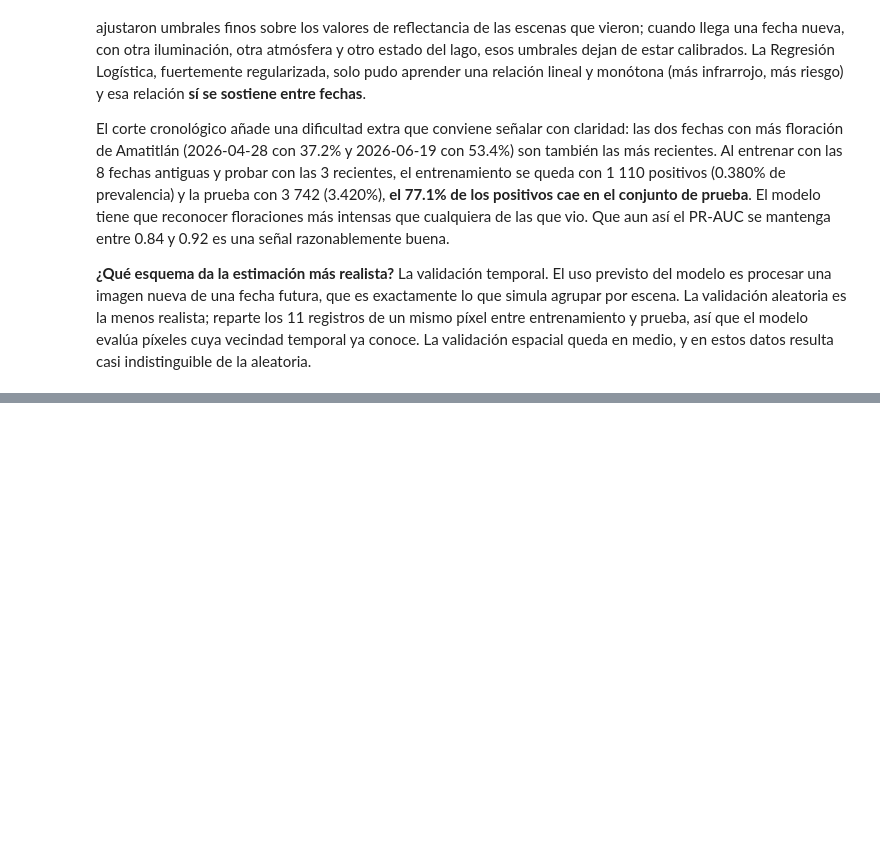
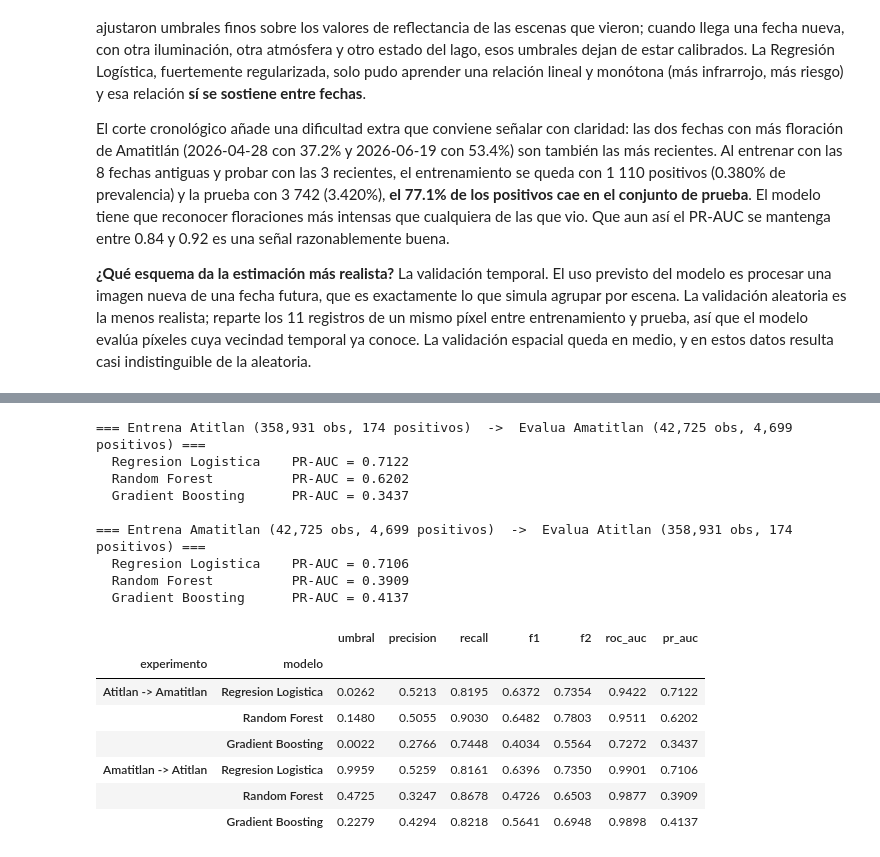
Before and after one commit to Tunchxz/CC3084-Laboratorio-4, a Jupyter notebook: notebooks/04_modelos_cianobacteria.ipynb, the cells around one changed output, grey strips where cells are left out. Drawn from its saved outputs; the diff is of its cells as text; code cells hidden in the pictures; blank space fills up the shorter version.

```diff
--- a/notebooks/04_modelos_cianobacteria.ipynb
+++ b/notebooks/04_modelos_cianobacteria.ipynb
@@ -719,0 +726,43 @@ El corte cronológico añade una dificultad extra que conviene señalar con clar
+# %%
+experimentos = [("Atitlan", "Amatitlan"), ("Amatitlan", "Atitlan")]
+resultados_cruzados = []
+
+for lago_entrena, lago_evalua in experimentos:
+    ent = datos[datos["lago"] == lago_entrena]
+    eva = datos[datos["lago"] == lago_evalua]
+    print(f"\n=== Entrena {lago_entrena} ({len(ent):,} obs, {int(ent['y_alta'].sum()):,} positivos)"
+          f"  ->  Evalua {lago_evalua} ({len(eva):,} obs, {int(eva['y_alta'].sum()):,} positivos) ===")
+
+    for nombre_modelo, (estimador, rejilla) in configuraciones.items():
+        modelo_cruzado = GridSearchCV(
+            estimador, rejilla, scoring="average_precision", cv=cv_interna, n_jobs=1
+        ).fit(ent[dml.PREDICTORES], ent["y_alta"]).best_estimator_
+        proba = modelo_cruzado.predict_proba(eva[dml.PREDICTORES])[:, 1]
+        umbral, _ = umbral_optimo(eva["y_alta"], proba)
+        resultados_cruzados.append(
+            metricas(nombre_modelo, eva["y_alta"], proba, umbral=umbral,
+                     extra={"experimento": f"{lago_entrena} -> {lago_evalua}"})
+        )
+        print(f"  {nombre_modelo:22s} PR-AUC = "
+              f"{average_precision_score(eva['y_alta'], proba):.4f}")
+
+cruzados = pd.DataFrame(resultados_cruzados).set_index(["experimento", "modelo"])
+cruzados[["umbral", "precision", "recall", "f1", "f2", "roc_auc", "pr_auc"]].round(4)
+# %% [output]
+=== Entrena Atitlan (358,931 obs, 174 positivos)  ->  Evalua Amatitlan (42,725 obs, 4,699 positivos) ===
+  Regresion Logistica    PR-AUC = 0.7122
+  Random Forest          PR-AUC = 0.6202
+  Gradient Boosting      PR-AUC = 0.3437
+
+=== Entrena Amatitlan (42,725 obs, 4,699 positivos)  ->  Evalua Atitlan (358,931 obs, 174 positivos) ===
+  Regresion Logistica    PR-AUC = 0.7106
+  Random Forest          PR-AUC = 0.3909
+  Gradient Boosting      PR-AUC = 0.4137
+|  |  | umbral | precision | recall | f1 | f2 | roc_auc | pr_auc |
+| experimento | modelo |  |  |  |  |  |  |  |
+| Atitlan -> Amatitlan | Regresion Logistica | 0.0262 | 0.5213 | 0.8195 | 0.6372 | 0.7354 | 0.9422 | 0.7122 |
+|  | Random Forest | 0.1480 | 0.5055 | 0.9030 | 0.6482 | 0.7803 | 0.9511 | 0.6202 |
+|  | Gradient Boosting | 0.0022 | 0.2766 | 0.7448 | 0.4034 | 0.5564 | 0.7272 | 0.3437 |
+| Amatitlan -> Atitlan | Regresion Logistica | 0.9959 | 0.5259 | 0.8161 | 0.6396 | 0.7350 | 0.9901 | 0.7106 |
+|  | Random Forest | 0.4725 | 0.3247 | 0.8678 | 0.4726 | 0.6503 | 0.9877 | 0.3909 |
+|  | Gradient Boosting | 0.2279 | 0.4294 | 0.8218 | 0.5641 | 0.6948 | 0.9898 | 0.4137 |
```
Also changed, not shown: parts of 4 cells of this notebook.
